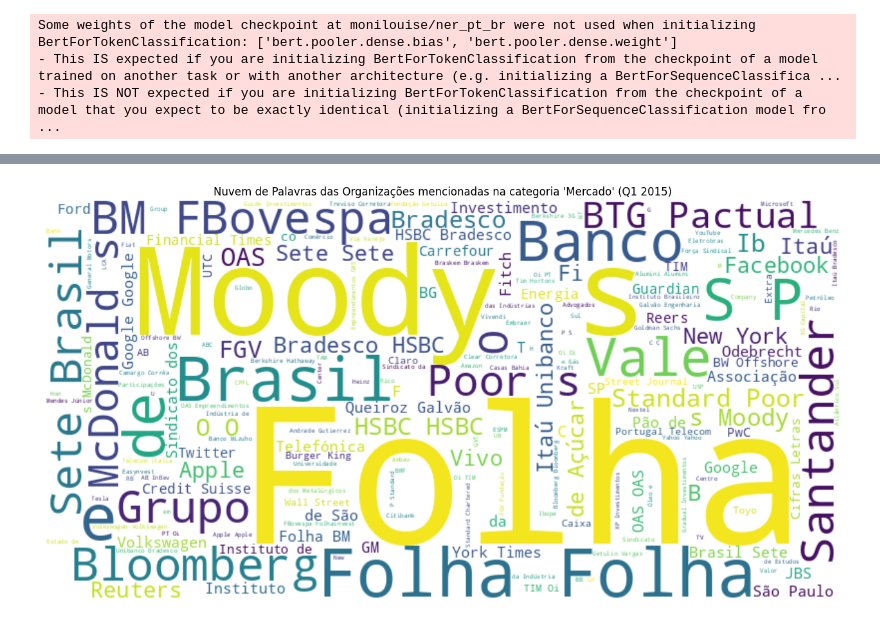
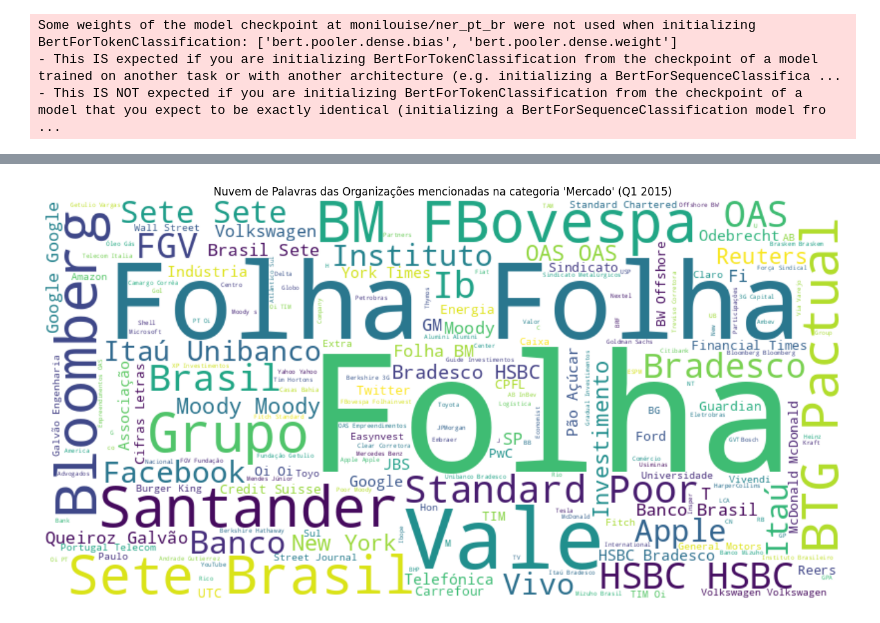
Before and after one commit to Lucas28reis/NER-UOL, a Jupyter notebook: src/app.ipynb, the cells around one changed output, grey strips where cells are left out. Cells and saved outputs as stored; diff of their text form; code cells hidden in the pictures.

Commit message:
✨ Adicionando stopwords

```diff
--- a/src/app.ipynb
+++ b/src/app.ipynb
@@ -9,0 +11,5 @@ from wordcloud import WordCloud
+# %%
+nltk.download('stopwords')
+from nltk.corpus import stopwords
+
+complete_stopwords = set(stopwords.words("portuguese"))
@@ -91,0 +83,9 @@ ranking_filtered
+# %%
+def filter_stopwords(text):
+    words = text.split()
+    filtered_terms = {"'",'"',"&", "s", "-", "f", "c", "b", "p"}
+    filtered_words = [word for word in words if word.lower() not in complete_stopwords and word.lower() not in filtered_terms]
+    return " ".join(filtered_words)
+
+
+filtered_organization_string = filter_stopwords(organization_string)
@@ -92,15 +109,13 @@ ranking_filtered
 # %%
-organization_string = " ".join(all_organizations)
-
 def plot_wordcloud(text, ax):
     wordcloud = WordCloud(width=800, height=400, background_color='white').generate(text)
     ax.imshow(wordcloud, interpolation='bilinear')
     ax.axis('off')
     return ax
 
 fig, ax = plt.subplots(figsize=(16, 12))
-plot_wordcloud(organization_string, ax)
+plot_wordcloud(filtered_organization_string, ax)
 ax.set_title("Nuvem de Palavras das Organizações mencionadas na categoria 'Mercado' (Q1 2015)")
 plt.show()
 # %% [output]
-[figure, old version]
+[figure, new version]
```
Also changed, not shown: parts of 8 cells of this notebook, 1 other file.
